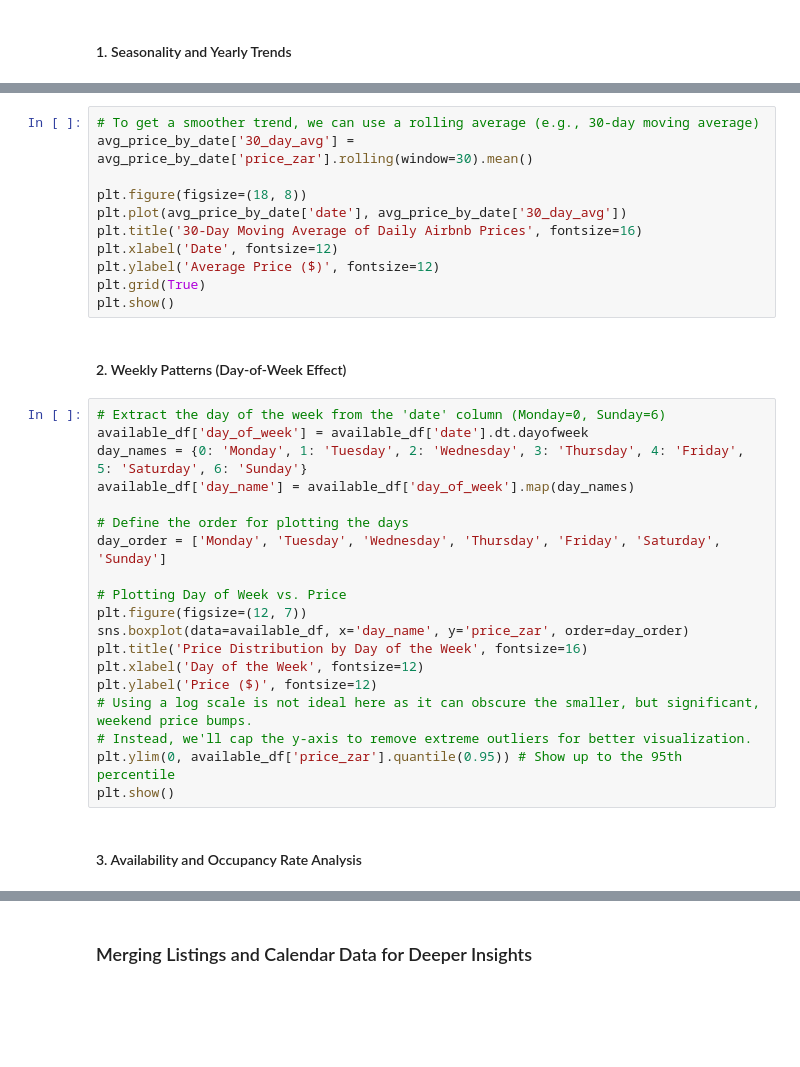
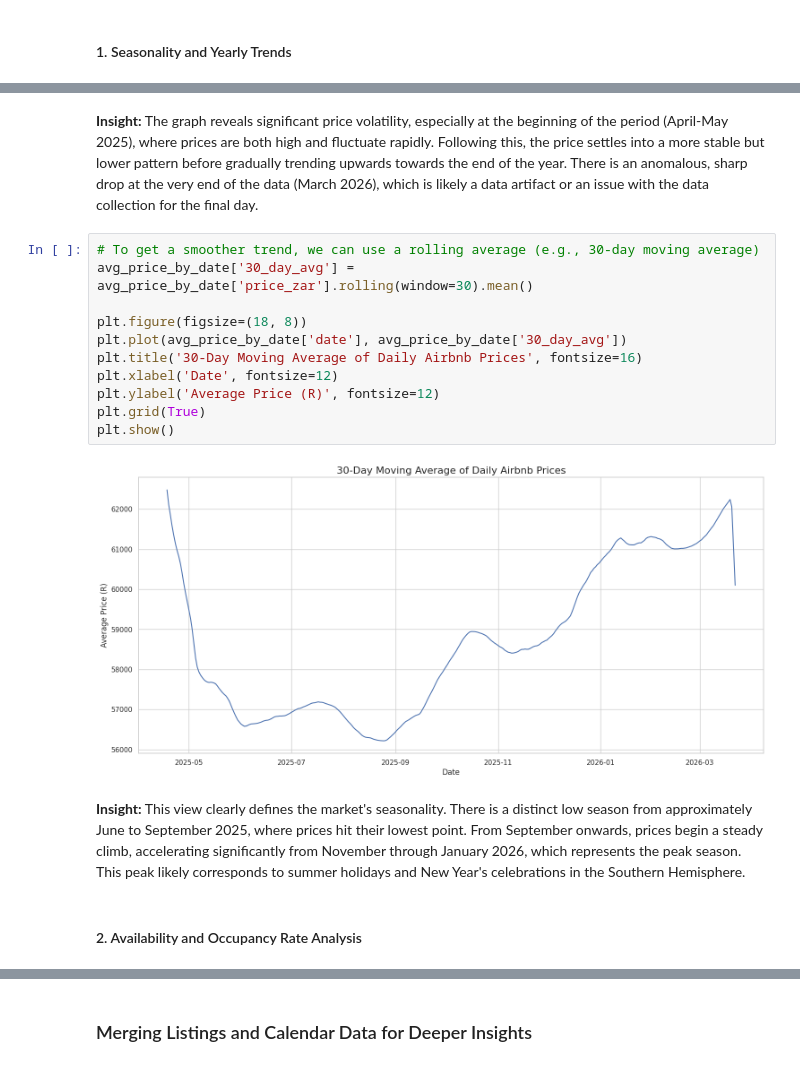
Before and after one commit to nkosanamolefe/dynamic-pricing-for-airbnb, a Jupyter notebook: notebook/Dynamic_Pricing_for_Airbnb_Cape Town.ipynb, the cells around one changed output, grey strips where cells are left out. Cells and saved outputs as stored; diff of their text form; blank space fills up the shorter version.

```diff
--- a/notebook/Dynamic_Pricing_for_Airbnb_Cape Town.ipynb
+++ b/notebook/Dynamic_Pricing_for_Airbnb_Cape Town.ipynb
@@ -464,37 +449,22 @@ plt.show()
+# %% [markdown]
+**Insight:** The graph reveals significant price volatility, especially at the beginning of the period (April-May 2025), where prices are both high and fluctuate rapidly. Following this, the price settles into a more stable but lower pattern before gradually trending upwards towards the end of the year. There is an anomalous, sharp drop at the very end of the data (March 2026), which is likely a data artifact or an issue with the data collection for the final day.
 # %%
 # To get a smoother trend, we can use a rolling average (e.g., 30-day moving average)
 avg_price_by_date['30_day_avg'] = avg_price_by_date['price_zar'].rolling(window=30).mean()
 
 plt.figure(figsize=(18, 8))
 plt.plot(avg_price_by_date['date'], avg_price_by_date['30_day_avg'])
 plt.title('30-Day Moving Average of Daily Airbnb Prices', fontsize=16)
 plt.xlabel('Date', fontsize=12)
-plt.ylabel('Average Price ($)', fontsize=12)
+plt.ylabel('Average Price (R)', fontsize=12)
 plt.grid(True)
 plt.show()
+# %% [output]
+[figure, added]
-# %% [markdown]
-#### 2. Weekly Patterns (Day-of-Week Effect)
-# %%
-# Extract the day of the week from the 'date' column (Monday=0, Sunday=6)
-available_df['day_of_week'] = available_df['date'].dt.dayofweek
-day_names = {0: 'Monday', 1: 'Tuesday', 2: 'Wednesday', 3: 'Thursday', 4: 'Friday', 5: 'Saturday', 6: 'Sunday'}
-available_df['day_name'] = available_df['day_of_week'].map(day_names)
-
-# Define the order for plotting the days
-day_order = ['Monday', 'Tuesday', 'Wednesday', 'Thursday', 'Friday', 'Saturday', 'Sunday']
-
-# Plotting Day of Week vs. Price
-plt.figure(figsize=(12, 7))
-sns.boxplot(data=available_df, x='day_name', y='price_zar', order=day_order)
-plt.title('Price Distribution by Day of the Week', fontsize=16)
-plt.xlabel('Day of the Week', fontsize=12)
-plt.ylabel('Price ($)', fontsize=12)
-# Using a log scale is not ideal here as it can obscure the smaller, but significant, weekend price bumps.
-# Instead, we'll cap the y-axis to remove extreme outliers for better visualization.
-plt.ylim(0, available_df['price_zar'].quantile(0.95)) # Show up to the 95th percentile
-plt.show()
+# %% [markdown]
+**Insight:** This view clearly defines the market's seasonality. There is a distinct low season from approximately June to September 2025, where prices hit their lowest point. From September onwards, prices begin a steady climb, accelerating significantly from November through January 2026, which represents the peak season. This peak likely corresponds to summer holidays and New Year's celebrations in the Southern Hemisphere.
 # %% [markdown]
-#### 3. Availability and Occupancy Rate Analysis
+#### 2. Availability and Occupancy Rate Analysis
 # %%
 # Calculate the total number of listings available each day
 availability_by_date = calendar.groupby('date')['available'].apply(lambda x: (x == 't').sum()).reset_index(name='available_listings')
```
Also changed, not shown: parts of 58 cells of this notebook.
